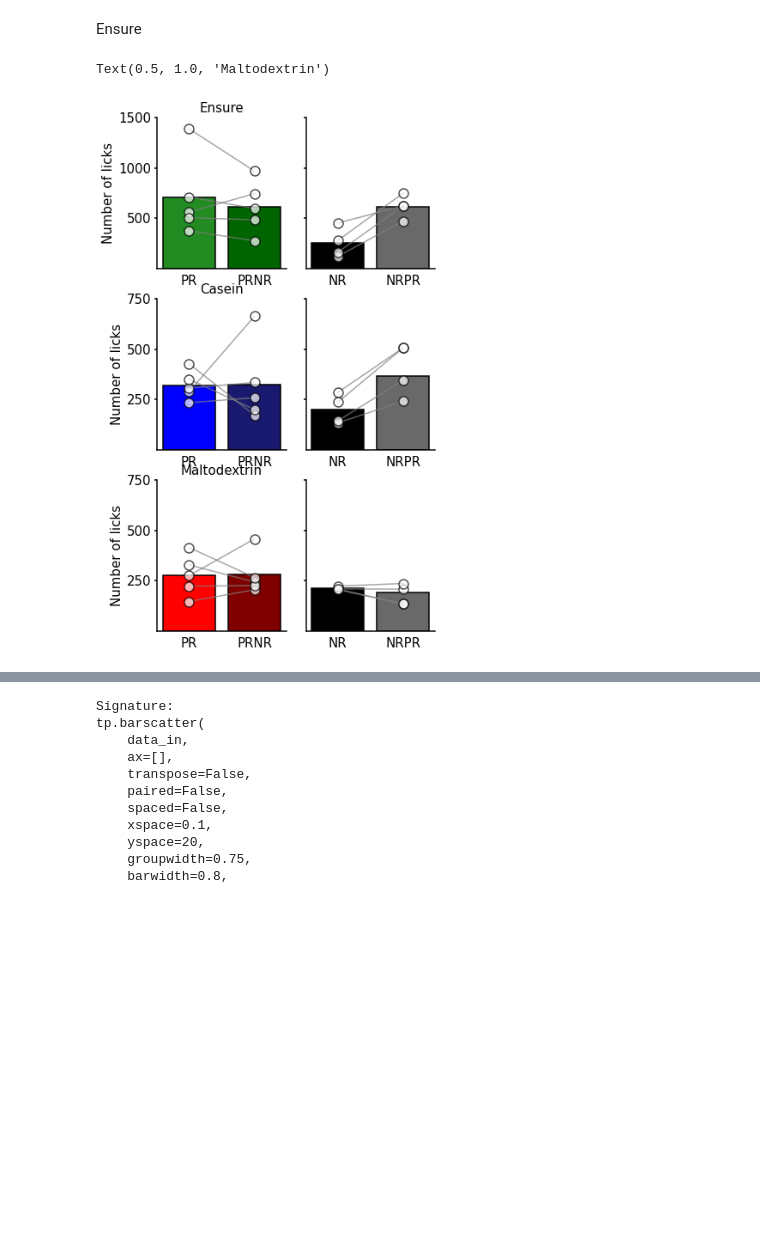
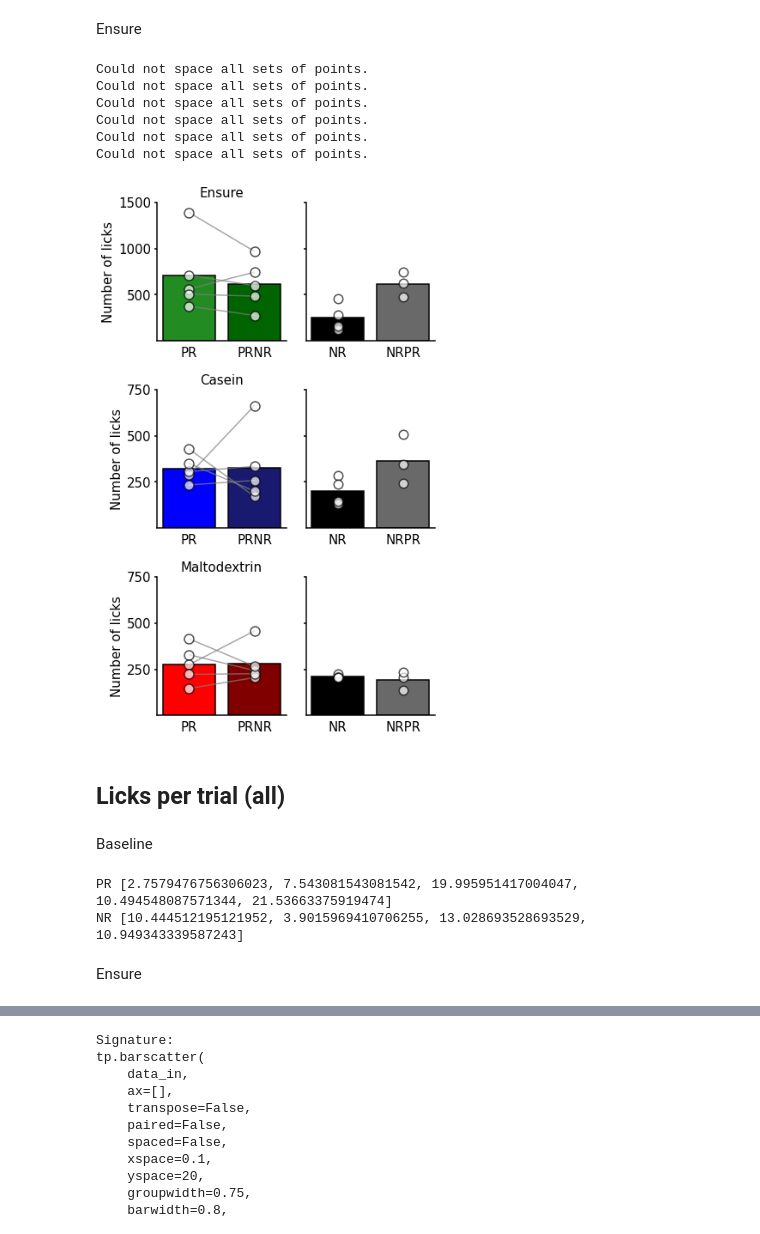
Before and after one commit to jetsetmette/VGP, a Jupyter notebook: notebooks/Behavior_2P.ipynb, the cells around one changed output, grey strips where cells are left out. Saved outputs shown, nothing was run; the diff lists cells and outputs as text; code cells hidden in the pictures; blank space fills up the shorter version.

```diff
--- a/notebooks/Behavior_2P.ipynb
+++ b/notebooks/Behavior_2P.ipynb
@@ -377,7 +377,7 @@ PR_M=['r','maroon']
 NR=['black','dimgray']
 
 f,ax=plt.subplots(figsize=(6,10), ncols=2, nrows=3, sharey='row')
-f.subplots_adjust(wspace=0.15, bottom=0.05, left=0.15)
+f.subplots_adjust(wspace=0.15,hspace=0.35, bottom=0.05, left=0.15)
 
 #Ensure
 tp.barscatter([ensure_PR,ensure_PRNR],
@@ -394,7 +394,7 @@ tp.barscatter([ensure_PR,ensure_PRNR],
               ax=ax[0,0])
 
 tp.barscatter([ensure_NR,ensure_NRPR],
-              paired= True,
+#               paired= True,
               barfacecolor=NR,
               barlabels=['NR','NRPR'],
               barlabeloffset=0.04,
@@ -421,7 +421,7 @@ tp.barscatter([cas_PR,cas_PRNR],
               ax=ax[1,0])
 
 tp.barscatter([cas_NR,cas_NRPR],
-              paired= True,
+#               paired= True,
               barfacecolor=NR,
               barlabels=['NR','NRPR'],
               barlabeloffset=0.04,
@@ -449,38 +449,52 @@ tp.barscatter([malt_PR,malt_PRNR],
               ax=ax[2,0])
 
 tp.barscatter([malt_NR,malt_NRPR],
-              paired= True,
+#               paired= True,
               barfacecolor=NR,
               barlabels=['NR','NRPR'],
               barlabeloffset=0.04,
               barfacecolor_option="individual",
               fontsize = 15,
               scattersize=110,
               scatteralpha=0.7,
               spaced=True,
               linewidth=1.5,
               ax=ax[2,1])
 
 
 
 ax[0,0].set_ylabel('Number of licks',fontsize = 15)
 ax[0,0].set_yticks([500,1000,1500])
 ax[0,1].set_yticks([500,1000,1500])
 ax[0,0].set_yticklabels([500,1000,1500], fontsize = 15)
 
 ax[1,0].set_ylabel('Number of licks',fontsize = 15)
 ax[1,0].set_yticks([250,500,750])
 ax[1,1].set_yticks([250,500,750])
 ax[1,0].set_yticklabels([250,500,750], fontsize = 15)
 
 ax[2,0].set_ylabel('Number of licks',fontsize = 15)
 ax[2,0].set_yticks([250,500,750])
 ax[2,1].set_yticks([250,500,750])
 ax[2,0].set_yticklabels([250,500,750], fontsize = 15)
 
 ax[0,0].set_title('Ensure', fontsize =15)
 ax[1,0].set_title('Casein', fontsize =15)
 ax[2,0].set_title('Maltodextrin', fontsize =15)
+
+
+
+
+f.savefig('C:\\Users\\mko102\\GitHub\\VGP\\output\\Total_licks.pdf')
 # %% [output]
-Text(0.5, 1.0, 'Maltodextrin')
+Could not space all sets of points.
+Could not space all sets of points.
+Could not space all sets of points.
+Could not space all sets of points.
+Could not space all sets of points.
+Could not space all sets of points.
-[figure, old version]
+[figure, new version]
+# %% [markdown]
+## Licks per trial (all)
+# %% [markdown]
+Baseline
@@ -486,0 +521,8 @@ Text(0.5, 1.0, 'Maltodextrin')
+# %%
+print('PR',baseline_PR)
+print('NR',baseline_NR)
+# %% [output]
+PR [2.7579476756306023, 7.543081543081542, 19.995951417004047, 10.494548087571344, 21.53663375919474]
+NR [10.444512195121952, 3.9015969410706255, 13.028693528693529, 10.949343339587243]
+# %% [markdown]
+Ensure
```
Also changed, not shown: parts of 42 cells of this notebook.
